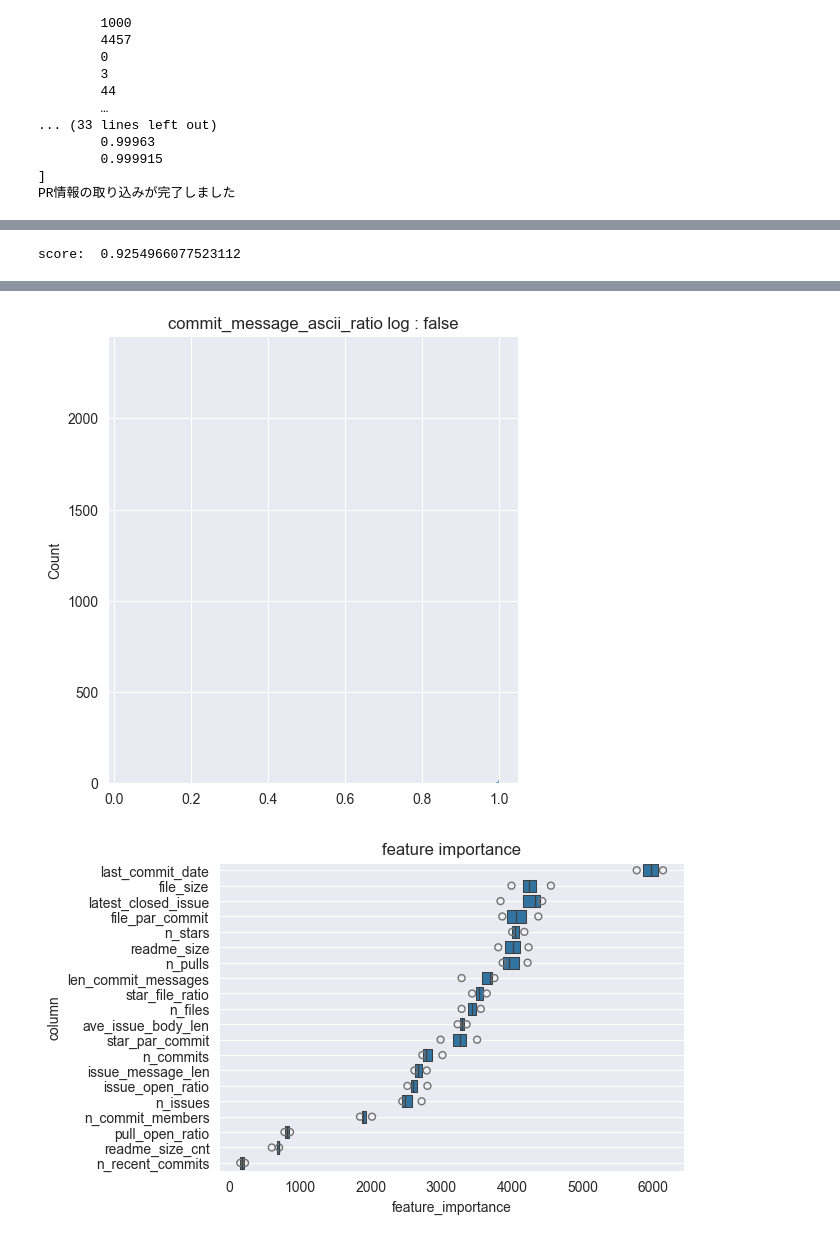
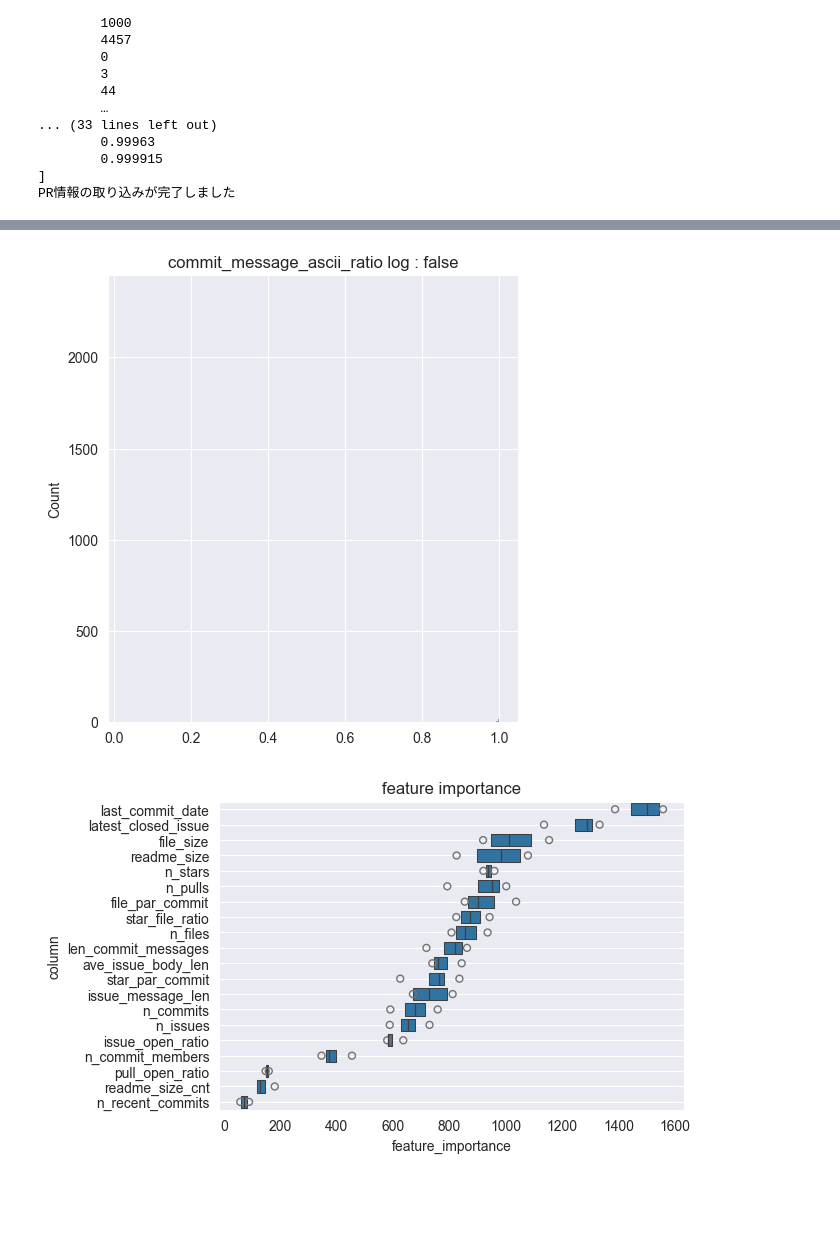
Before and after one commit to ZOI-dayo/traP-Nikkei-2025, a Jupyter notebook: main.ipynb, the cells around one changed output, grey strips where cells are left out. Cells and saved outputs as stored; diff of their text form; code cells hidden in the pictures; blank space fills up the shorter version.

```diff
--- a/main.ipynb
+++ b/main.ipynb
@@ -508,9 +508,9 @@ def train_fold(train_X: pd.DataFrame, train_y: pd.Series, valid_X: pd.DataFrame,
         'feature_fraction': 0.8,
         'bagging_freq': 1,
         'bagging_fraction': 0.8,
-        'num_leaves': 63,
+        'num_leaves': 31,
         'random_state': 0,
-        'num_iterations': 1000,
+        'num_iterations': 500,
     }
 
     # 学習. auc が 100ステップ以上改善しないなら打ち切るように設定する
@@ -659,5 +659,4 @@ Series: 'commit_message_ascii_ratio' [f64]
-score:  0.9254966077523112
 [figure]
 [figure]
 [figure]
-[figure, old version]
+[figure, new version]
```
Also changed, not shown: parts of 1 cell of this notebook, 1 other file.
